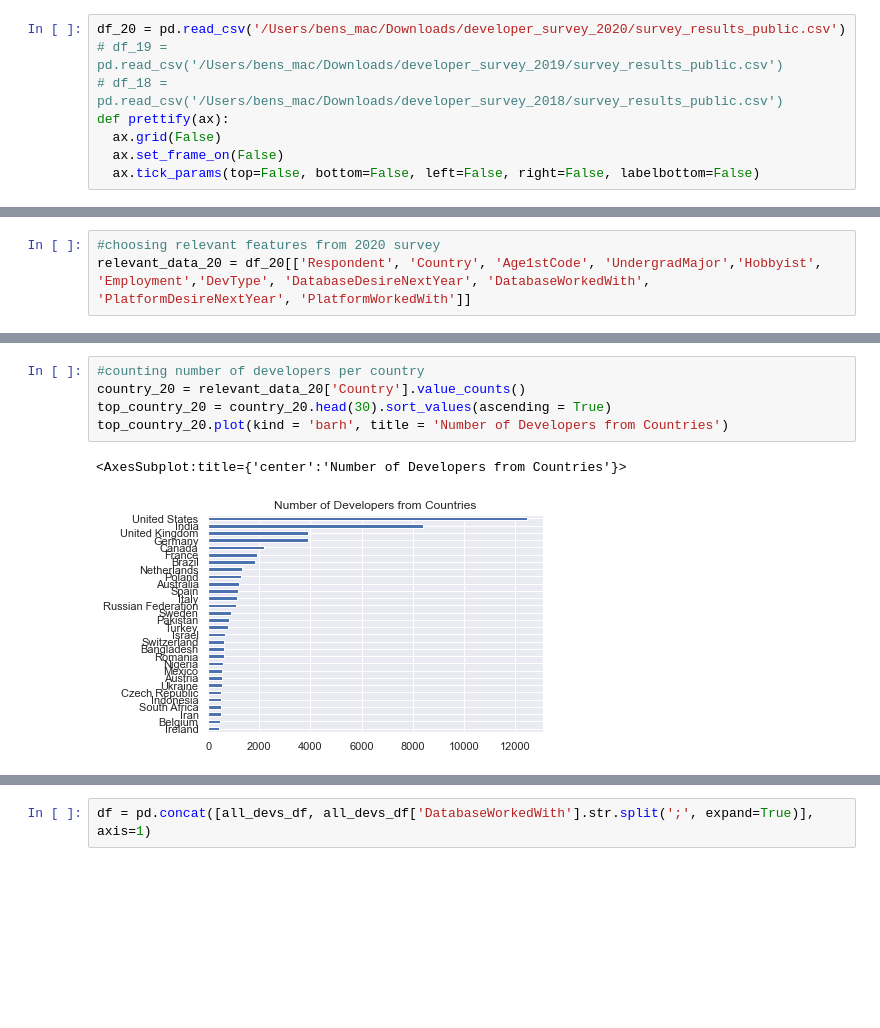
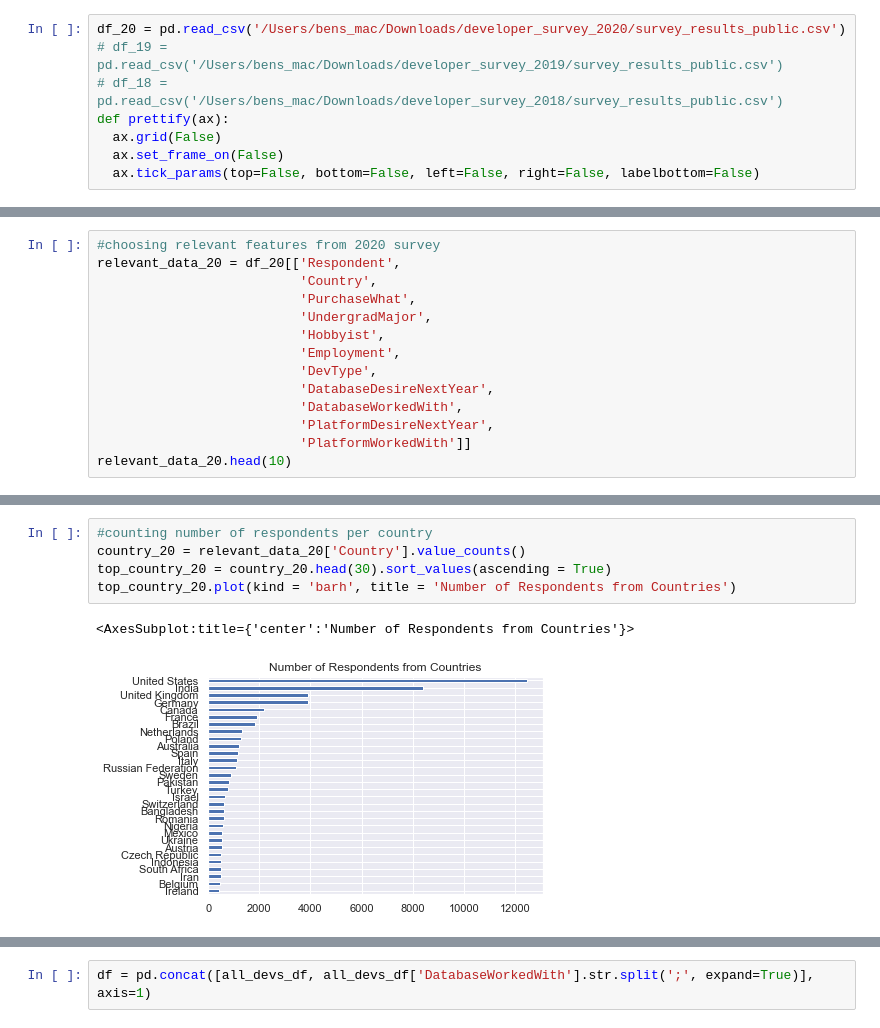
Before and after one commit to BondiAnalytics/DSML_Course_Notebooks, a Jupyter notebook: capstone_docs/StackSurvey_Analysis.ipynb, the cells around one changed output, grey strips where cells are left out. Drawn from its saved outputs; the diff is of its cells as text; blank space fills up the shorter version.

```diff
--- a/capstone_docs/StackSurvey_Analysis.ipynb
+++ b/capstone_docs/StackSurvey_Analysis.ipynb
@@ -48,3 +114,14 @@ def prettify(ax):
 # %%
 #choosing relevant features from 2020 survey
-relevant_data_20 = df_20[['Respondent', 'Country', 'Age1stCode', 'UndergradMajor','Hobbyist', 'Employment','DevType', 'DatabaseDesireNextYear', 'DatabaseWorkedWith', 'PlatformDesireNextYear', 'PlatformWorkedWith']]
+relevant_data_20 = df_20[['Respondent',
+                          'Country',
+                          'PurchaseWhat',
+                          'UndergradMajor',
+                          'Hobbyist',
+                          'Employment',
+                          'DevType',
+                          'DatabaseDesireNextYear',
+                          'DatabaseWorkedWith',
+                          'PlatformDesireNextYear',
+                          'PlatformWorkedWith']]
+relevant_data_20.head(10)
@@ -60,8 +173,8 @@ relevant_data_20.head()
 # %%
-#counting number of developers per country
+#counting number of respondents per country
 country_20 = relevant_data_20['Country'].value_counts()
 top_country_20 = country_20.head(30).sort_values(ascending = True)
-top_country_20.plot(kind = 'barh', title = 'Number of Developers from Countries')
+top_country_20.plot(kind = 'barh', title = 'Number of Respondents from Countries')
 # %% [output]
-<AxesSubplot:title={'center':'Number of Developers from Countries'}>
+<AxesSubplot:title={'center':'Number of Respondents from Countries'}>
-[figure, old version]
+[figure, new version]
```
Also changed, not shown: parts of 38 cells of this notebook.
